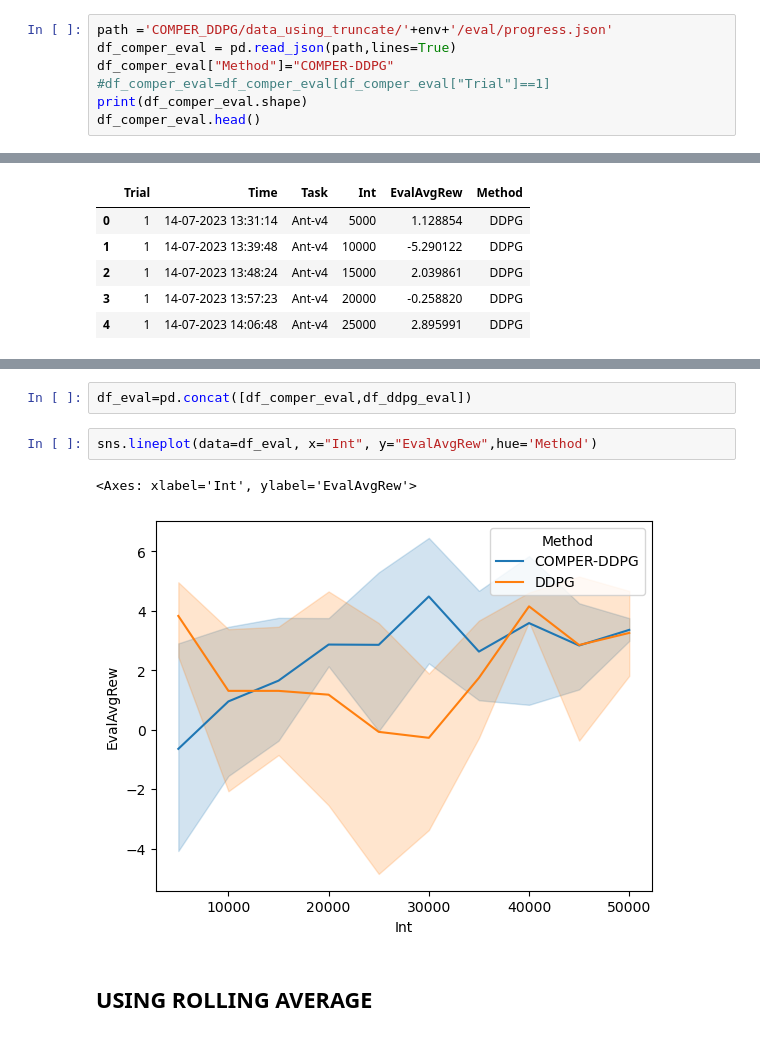
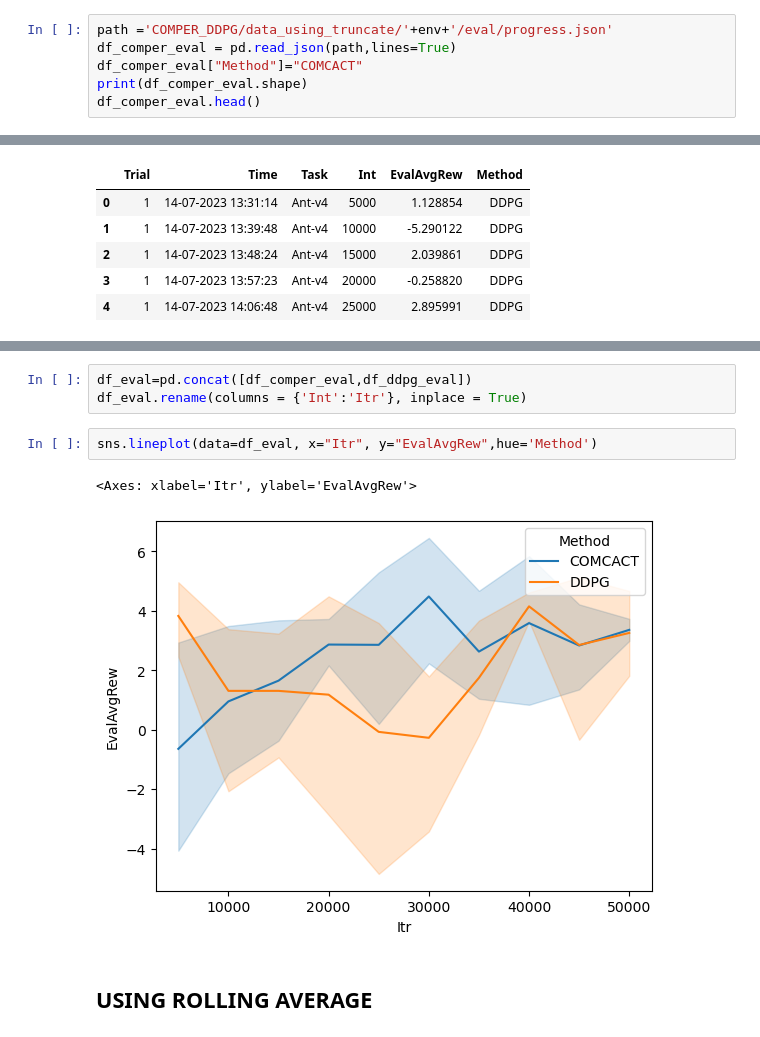
Before and after one commit to DanielEugenioNeves/COMPER-GYM-RESULTS, a Jupyter notebook: Ant-v4-Truncate.ipynb, the cells around one changed output, grey strips where cells are left out. Cells and saved outputs as stored; diff of their text form.

```diff
--- a/Ant-v4-Truncate.ipynb
+++ b/Ant-v4-Truncate.ipynb
@@ -99,8 +79,7 @@ sns.lineplot(data=df, x="TotalItr", y="AvgLast10Ep",hue="Method",ax=axs[1][1])
 # %%
 path ='COMPER_DDPG/data_using_truncate/'+env+'/eval/progress.json'
 df_comper_eval = pd.read_json(path,lines=True)
-df_comper_eval["Method"]="COMPER-DDPG"
-#df_comper_eval=df_comper_eval[df_comper_eval["Trial"]==1]
+df_comper_eval["Method"]="COMCACT"
 print(df_comper_eval.shape)
 df_comper_eval.head()
 # %% [output]
@@ -128,10 +131,11 @@ df_ddpg_eval.head()
 # %%
 df_eval=pd.concat([df_comper_eval,df_ddpg_eval])
+df_eval.rename(columns = {'Int':'Itr'}, inplace = True)
 # %%
-sns.lineplot(data=df_eval, x="Int", y="EvalAvgRew",hue='Method')
+sns.lineplot(data=df_eval, x="Itr", y="EvalAvgRew",hue='Method')
 # %% [output]
-<Axes: xlabel='Int', ylabel='EvalAvgRew'>
+<Axes: xlabel='Itr', ylabel='EvalAvgRew'>
-[figure, old version]
+[figure, new version]
 # %% [markdown]
 ## USING ROLLING AVERAGE
 # %%
```
Also changed, not shown: parts of 16 cells of this notebook, 55 other files.
